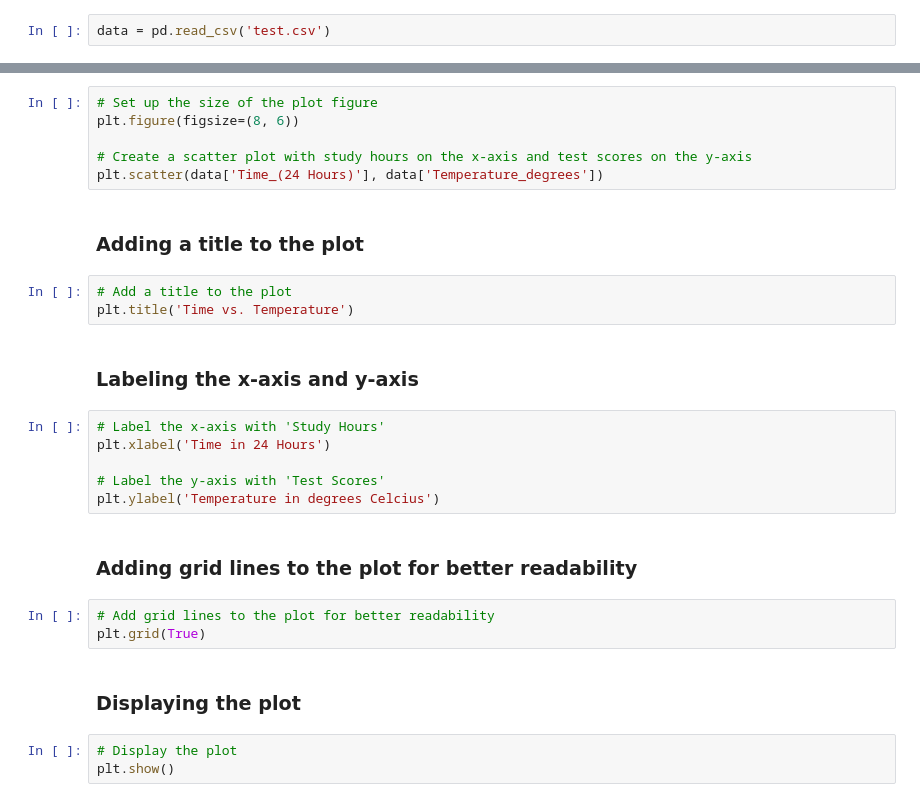
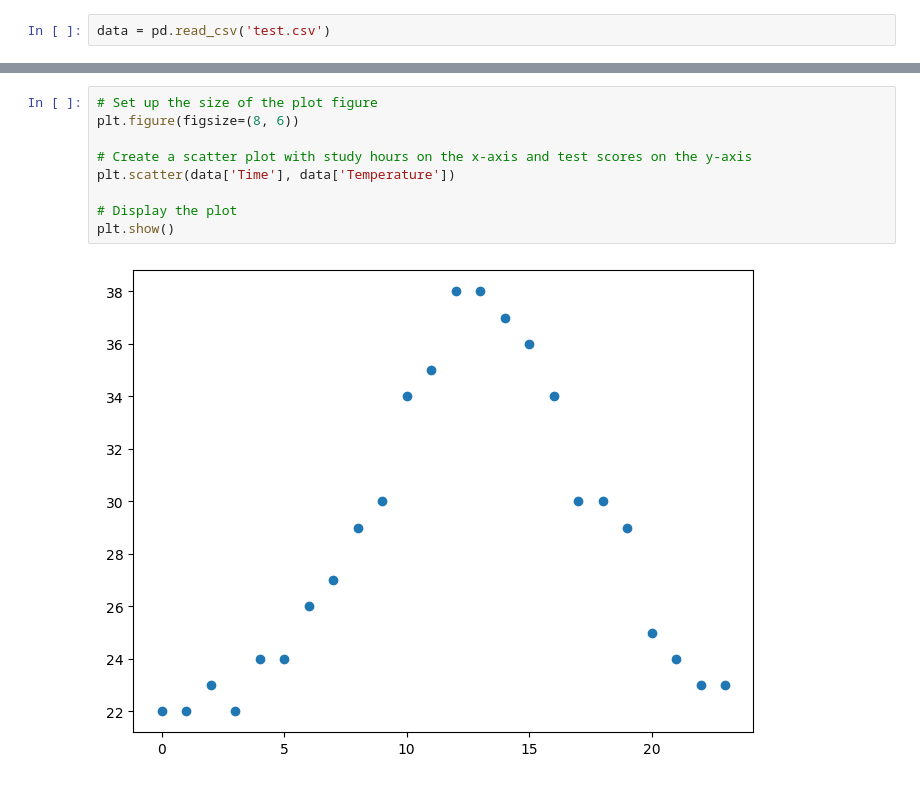
Before and after one commit to asciicorp/ai-club-notebook, a Jupyter notebook: content/week-3/matplotlib-pandas.ipynb, the cells around one changed output, grey strips where cells are left out. Drawn from its saved outputs; the diff is of its cells as text.

```diff
--- a/content/week-3/matplotlib-pandas.ipynb
+++ b/content/week-3/matplotlib-pandas.ipynb
@@ -14,29 +57,11 @@ print(data)
 # %%
 # Set up the size of the plot figure
 plt.figure(figsize=(8, 6))
 
 # Create a scatter plot with study hours on the x-axis and test scores on the y-axis
-plt.scatter(data['Time_(24 Hours)'], data['Temperature_degrees'])
+plt.scatter(data['Time'], data['Temperature'])
+
+# Display the plot
+plt.show()
+# %% [output]
+[figure, added]
-# %% [markdown]
-### Adding a title to the plot
-# %%
-# Add a title to the plot
-plt.title('Time vs. Temperature')
-# %% [markdown]
-### Labeling the x-axis and y-axis
-# %%
-# Label the x-axis with 'Study Hours'
-plt.xlabel('Time in 24 Hours')
-
-# Label the y-axis with 'Test Scores'
-plt.ylabel('Temperature in degrees Celcius')
-# %% [markdown]
-### Adding grid lines to the plot for better readability
-# %%
-# Add grid lines to the plot for better readability
-plt.grid(True)
-# %% [markdown]
-### Displaying the plot
-# %%
-# Display the plot
-plt.show()
```
Also changed, not shown: parts of 17 cells of this notebook, 4 other files.
